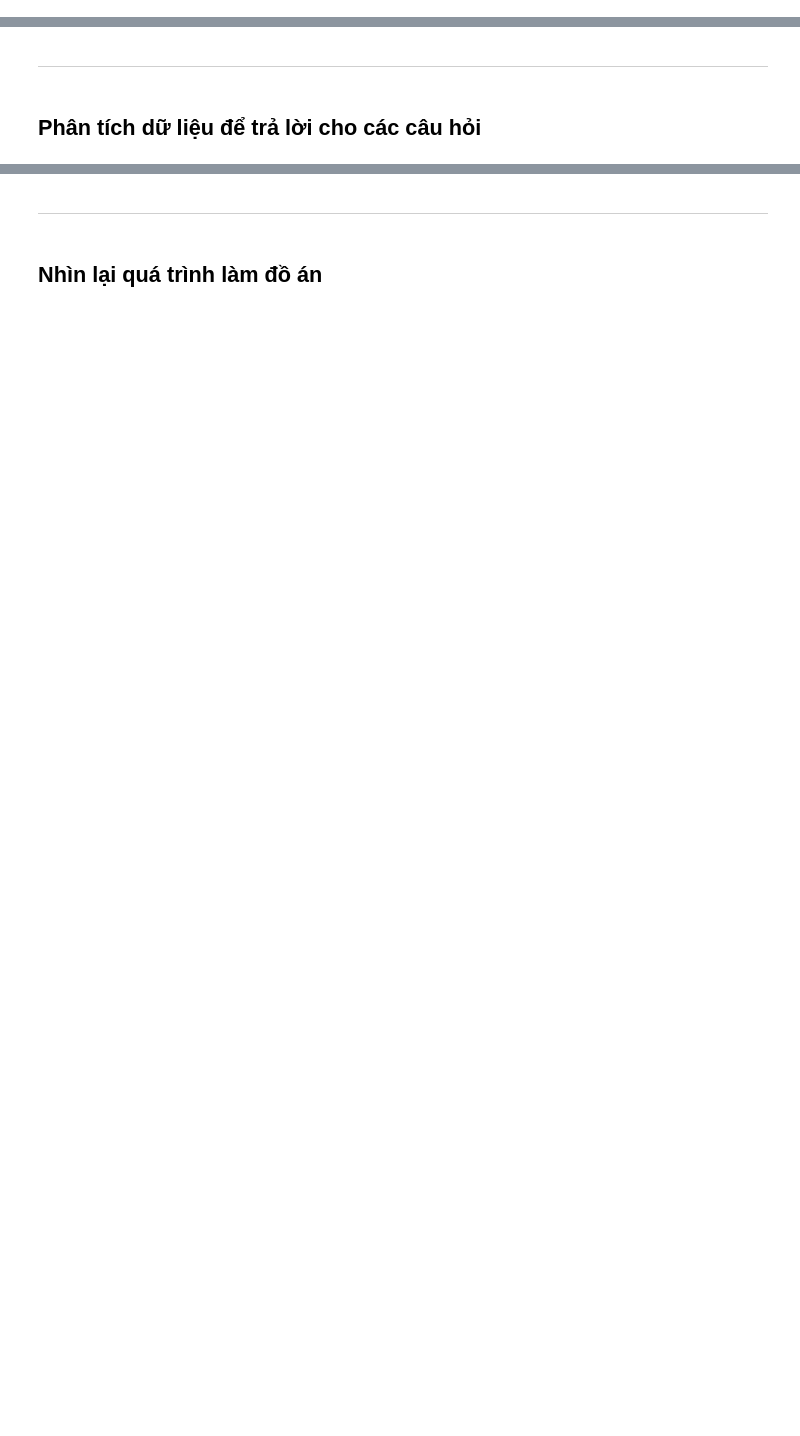
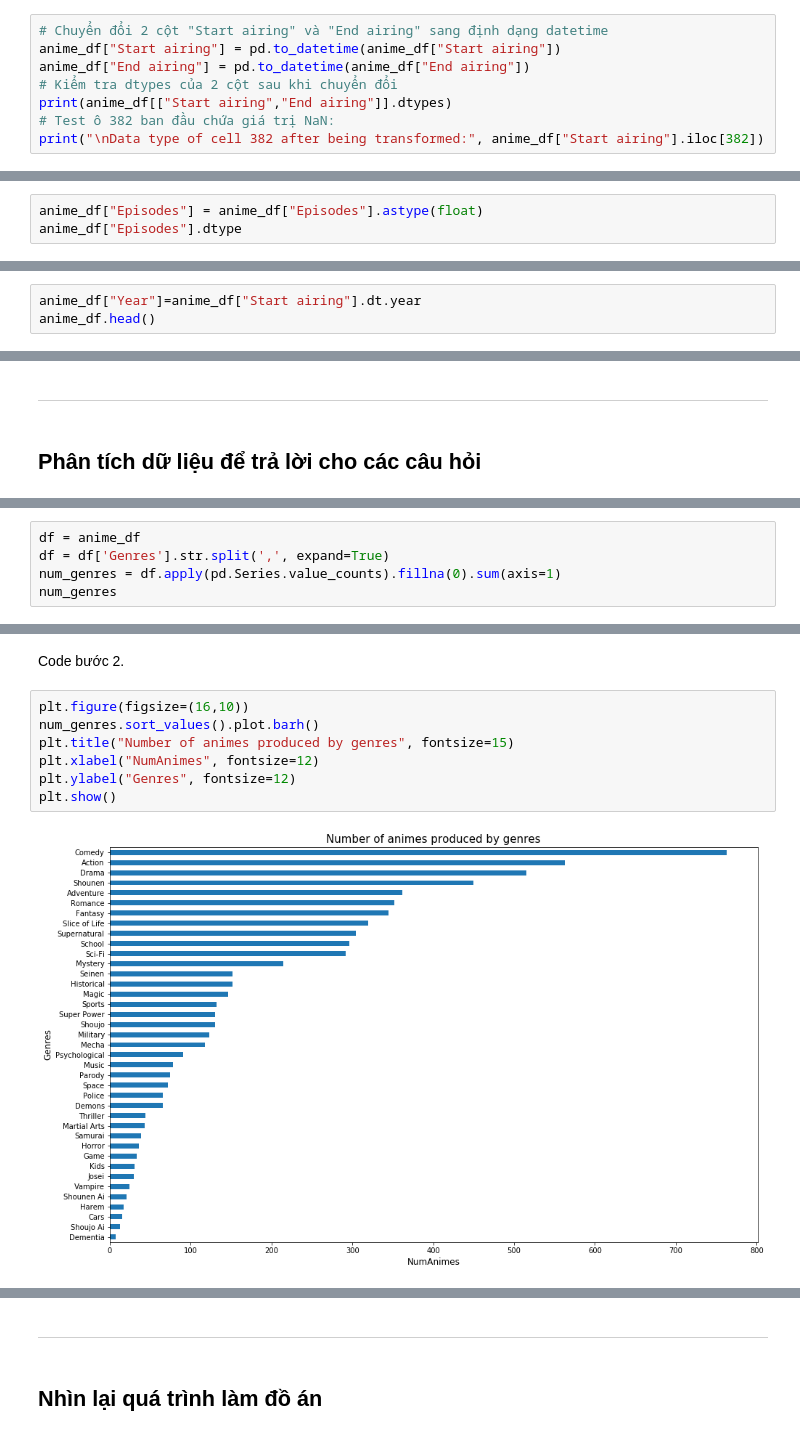
Before and after one commit to jekkyboy/LT-KHDL, a Jupyter notebook: 1712262-NguyenTruongAn.ipynb, the cells around one changed output, grey strips where cells are left out. Saved outputs shown, nothing was run; the diff lists cells and outputs as text; blank space fills up the shorter version.

```diff
--- a/1712262-NguyenTruongAn.ipynb
+++ b/1712262-NguyenTruongAn.ipynb
@@ -111,0 +149,8 @@ str
+# %%
+# Chuyển đổi 2 cột "Start airing" và "End airing" sang định dạng datetime
+anime_df["Start airing"] = pd.to_datetime(anime_df["Start airing"])
+anime_df["End airing"] = pd.to_datetime(anime_df["End airing"])
+# Kiểm tra dtypes của 2 cột sau khi chuyển đổi
+print(anime_df[["Start airing","End airing"]].dtypes)
+# Test ô 382 ban đầu chứa giá trị NaN:
+print("\nData type of cell 382 after being transformed:", anime_df["Start airing"].iloc[382])
@@ -111,0 +167,3 @@ str
+# %%
+anime_df["Episodes"] = anime_df["Episodes"].astype(float)
+anime_df["Episodes"].dtype
@@ -119,0 +278,3 @@ str
+# %%
+anime_df["Year"]=anime_df["Start airing"].dt.year
+anime_df.head()
@@ -123,0 +322,5 @@ str
+# %%
+df = anime_df
+df = df['Genres'].str.split(',', expand=True)
+num_genres = df.apply(pd.Series.value_counts).fillna(0).sum(axis=1)
+num_genres
@@ -123,0 +345,11 @@ str
+# %% [markdown]
+Code bước 2.
+# %%
+plt.figure(figsize=(16,10))
+num_genres.sort_values().plot.barh()
+plt.title("Number of animes produced by genres", fontsize=15)
+plt.xlabel("NumAnimes", fontsize=12)
+plt.ylabel("Genres", fontsize=12)
+plt.show()
+# %% [output]
+[figure, added]
```
Also changed, not shown: parts of 56 cells of this notebook, 1 other file.
